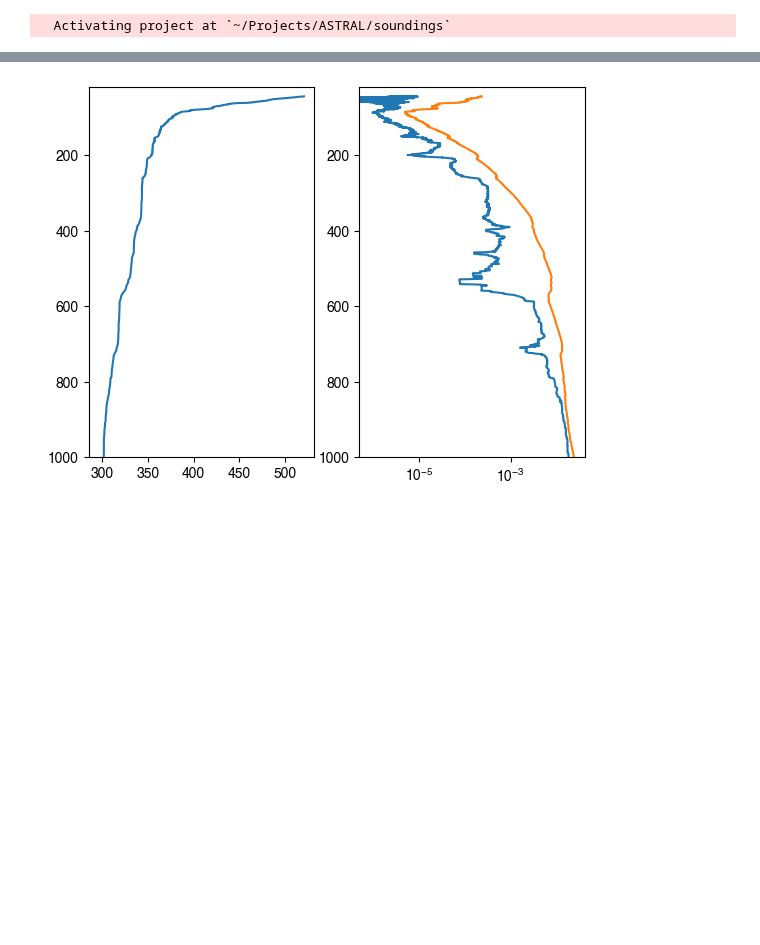
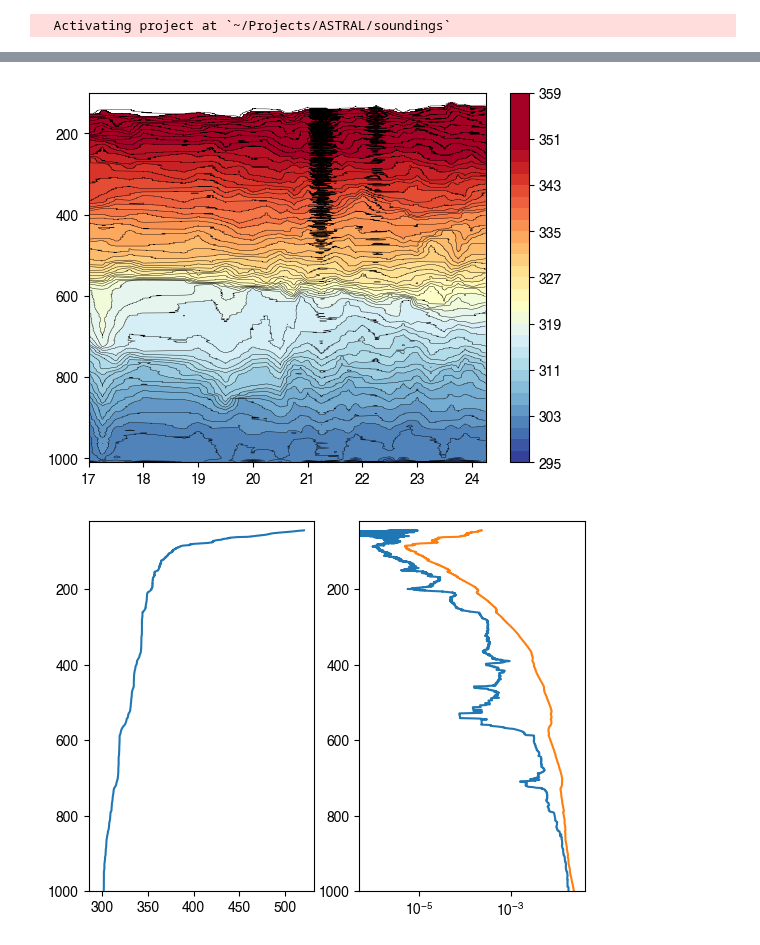
Before and after one commit to deszoeke/ASTRAL-soundings, a Jupyter notebook: src/read_raobe_txt.ipynb, the cells around one changed output, grey strips where cells are left out. Drawn from its saved outputs; the diff is of its cells as text; code cells hidden in the pictures; blank space fills up the shorter version.

```diff
--- a/src/read_raobe_txt.ipynb
+++ b/src/read_raobe_txt.ipynb
@@ -166,0 +299,11 @@ Exner(p) = (p/1000)^0.287
+# %%
+function kmean(x)
+    mask = isfinite.(x)
+    a = zeros(size(x,1))
+    for ki = 1:size(x,1)
+        a[ki] = sum(filter(isfinite,x[ki,:])) ./ sum(mask[ki,:]) # mean along 2d dimension
+    end
+    a
+end
+
+kmean(pres)
@@ -167,3 +328,21 @@ Exner(p) = (p/1000)^0.287
+# %%
+
+pd = permutedims
+
+clf()
+# contourf(raobe_dt(files), )
+# contourf(temp./Exner.(pres))
+junedate = Dates.value.(dtime.-DateTime(2023,5,31,0,0,0))./86400000
+contourf(junedate, kmean(pres[1:2200,:]), (temp[1:2200,:].+C)./Exner.(pres[1:2200,:]),
+   vmax=350.0, levels=295:2:360, cmap=ColorMap("RdYlBu_r"))
+colorbar()
+contour(junedate, kmean(pres[1:2200,:]), (temp[1:2200,:].+C)./Exner.(pres[1:2200,:]),
+   vmax=350.0, levels=295:1:360, colors="k", linewidths=0.3)
+
+ylim([1010, 100])
+gcf()
+# %% [output]
+[figure, added]
 # %%
 # plot example sounding
 qs_ = @. qs(1e2*df[!,:PRES], df[!,:TEMP])
```
Also changed, not shown: parts of 10 cells of this notebook.
